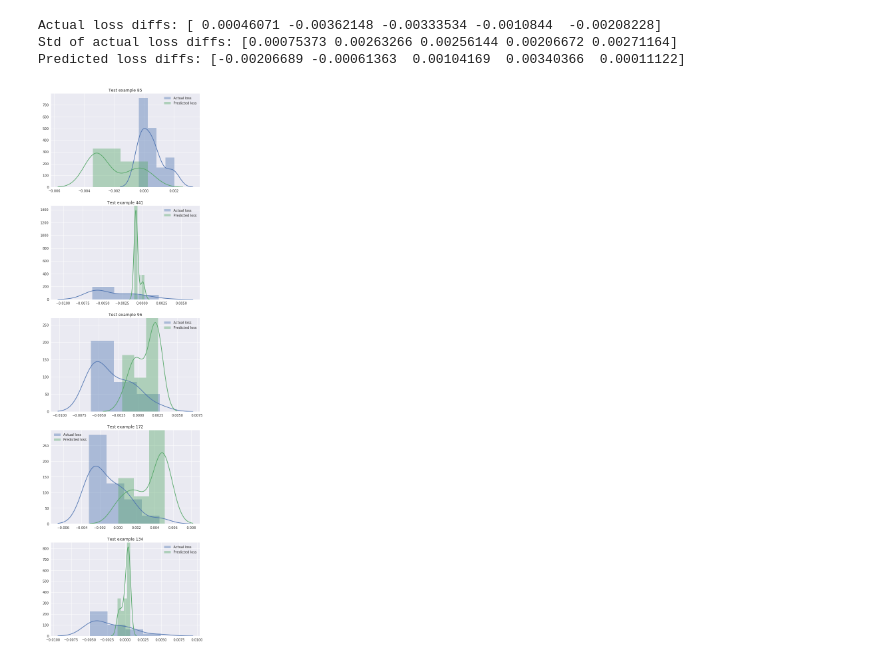
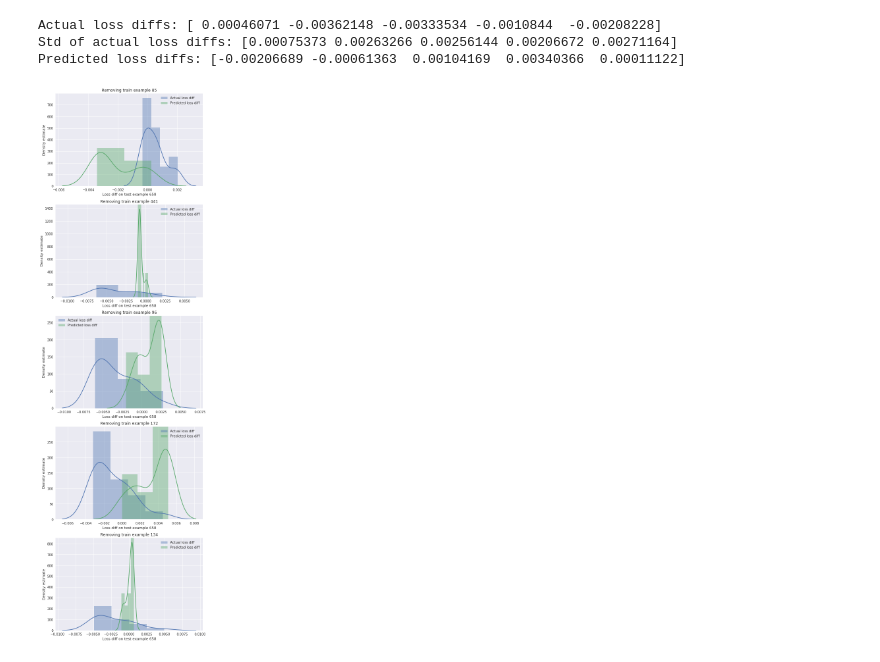
Before and after one commit to kohpangwei/influence-release, a Jupyter notebook: scripts/influence_expectation.ipynb, the cells around one changed output. Cells and saved outputs as stored; diff of their text form; code cells hidden in the pictures.

Commit message:
Don't load checkpoint after retraining, and update some graph labels

```diff
--- a/scripts/influence_expectation.ipynb
+++ b/scripts/influence_expectation.ipynb
@@ -46,10 +46,12 @@ Predicted loss diffs: [-0.00206689 -0.00061363  0.00104169  0.00340366  0.000111
 # %%
 N = len(indices_to_remove)
 fig, axs = plt.subplots(N, 1, figsize=(8, 6 * N))
 for i, idx_to_remove in enumerate(indices_to_remove):
-    sns.distplot(actual_loss_diffs[:, i], label='Actual loss', ax=axs[i])
-    sns.distplot(predicted_loss_diffs[:, i], label='Predicted loss', ax=axs[i])
+    sns.distplot(actual_loss_diffs[:, i], label='Actual loss diff', ax=axs[i])
+    sns.distplot(predicted_loss_diffs[:, i], label='Predicted loss diff', ax=axs[i])
     axs[i].legend()
-    axs[i].set_title("Test example {}".format(idx_to_remove))
+    axs[i].set_xlabel("Loss diff on test example 658")
+    axs[i].set_ylabel("Density estimate")
+    axs[i].set_title("Removing train example {}".format(idx_to_remove))
 # %% [output]
-[figure, old version]
+[figure, new version]
```
Also changed, not shown: 2 other files.
